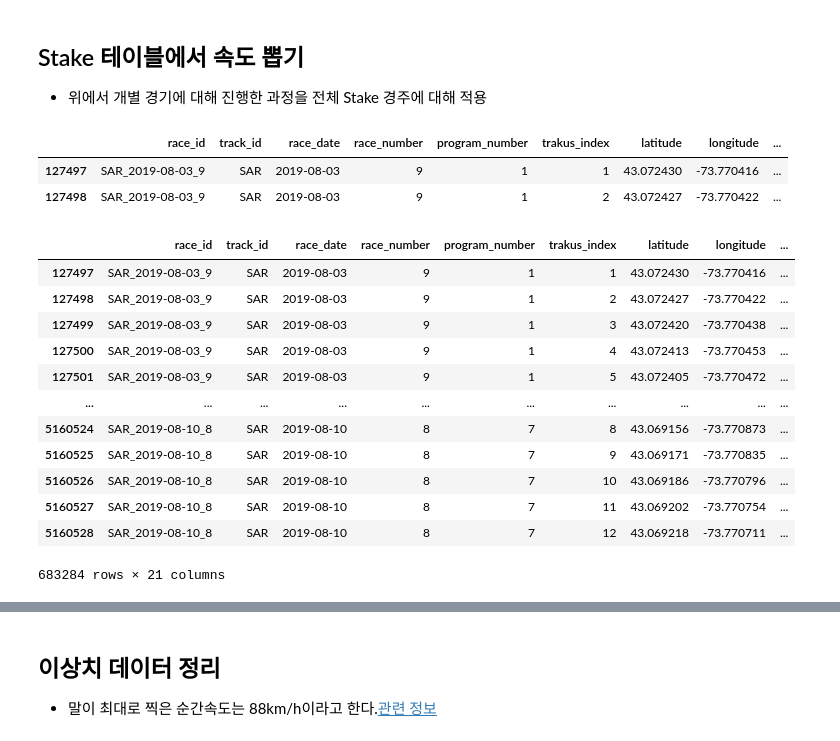
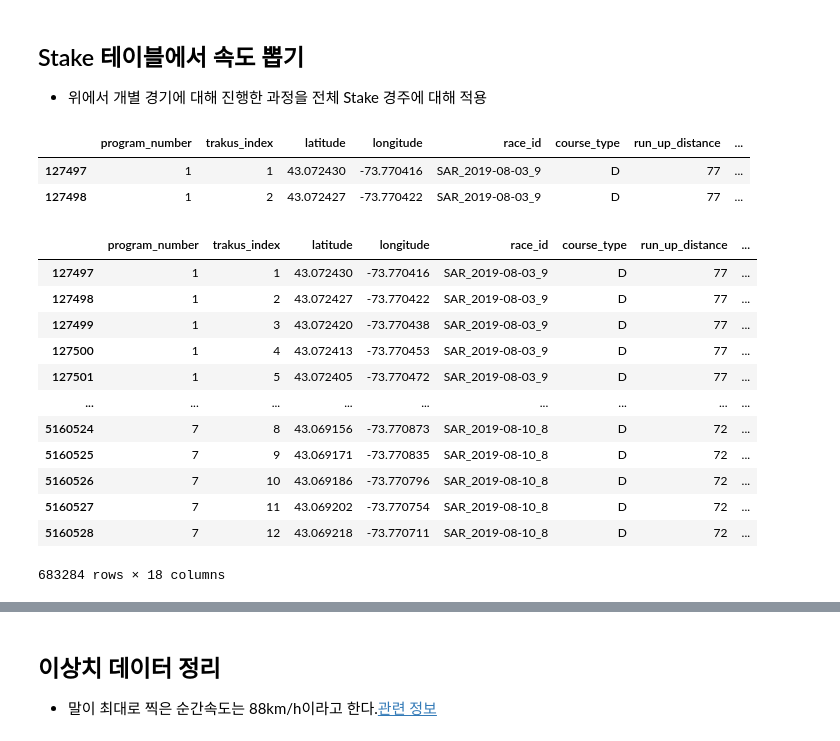
Before and after one commit to dowrave/Data_Analysis_Projects, a Jupyter notebook: 1-2022-derby-eda.ipynb, the cells around one changed output, grey strips where cells are left out. Cells and saved outputs as stored; diff of their text form; code cells hidden in the pictures.

```diff
--- a/1-2022-derby-eda.ipynb
+++ b/1-2022-derby-eda.ipynb
@@ -45,6 +43,7 @@ def preprocess_start():
                         names = ['track_id', 'race_date', 'race_number', 'program_number', 'weight_carried', 'jockey', 'odds', 'position_at_finish'])
 
     start_df['race_date'] = pd.to_datetime(start_df['race_date'])
+    start_df['race_id'] = start_df[['track_id', 'race_date', 'race_number']].astype('str').agg('_'.join, axis = 1)
 
     start_df['program_number'] = start_df['program_number'].str.replace(" ", "")
     return start_df
@@ -54,6 +53,8 @@ def preprocess_track():
 
     track_df['race_date'] = pd.to_datetime(track_df['race_date'])
 #     track_df['distance_feet'] = track_df['distance_id'].apply(lambda x : int(6.6 * x))
+    track_df['race_id'] = track_df[['track_id', 'race_date', 'race_number']].astype('str').agg('_'.join, axis = 1)
+
     track_df['program_number'] = track_df['program_number'].str.replace(" ", "")
 
     return track_df
@@ -183,7 +260,7 @@ ax[1].legend(loc = 'center left', bbox_to_anchor=(1, 0.5))
 ## 2. 기수
 # %%
 merged_df = start_df.merge(race_df,
-                on = ['track_id', 'race_date', 'race_number'])
-merged_df.insert(0, 'race_id', merged_df.pop('race_id'))
+                on = ['race_id'])
+# merged_df.insert(0, 'race_id', merged_df.pop('race_id'))
 merged_df.head(2)
 # %% [output]
@@ -492,8 +561,8 @@ for i, v in enumerate(track_lst):
 - `trakus_index`는 시간 순서대로 잘 찍혀 있다. 근데 `track_df`에 `trakus_index`가 오름차순으로 정렬되어 있지 않을 뿐이다.
     - 이걸 오해해서 하루를 날렸다. 근데 덕분에 `groupby.cumcount()`라는 유용한 함수를 알게 됨
 # %%
-race_track = track_df.merge(race_df, on = ['track_id', 'race_date', 'race_number'])
-race_track.insert(0, 'race_id', race_track.pop('race_id'))
-# race_track.drop(['track_id', 'race_date', 'race_number'], axis = 1, inplace = True)
+race_track = track_df.merge(race_df, on = ['race_id', 'track_id', 'race_date', 'race_number'])
+# race_track.insert(0, 'race_id', race_track.pop('race_id'))
+race_track.drop(['track_id', 'race_date', 'race_number'], axis = 1, inplace = True)
 race_track.head(2)
 # %% [output]
@@ -585,47 +654,47 @@ sns.scatterplot(data = else_data,
 ## Stake 테이블에서 속도 뽑기
 - 위에서 개별 경기에 대해 진행한 과정을 전체 Stake 경주에 대해 적용
 # %%
-stakes = race_track[race_track['race_type'] == 'STK'][:] # 경기 거리는 3630 ~ 10560까지 있다
-stakes.drop(['distance_id', 'race_type', 'month', 'season'], axis = 1, inplace = True)
-stakes.head(2)
+stakes_raw = race_track[race_track['race_type'] == 'STK'][:] # 경기 거리는 3630 ~ 10560까지 있다
+stakes_raw.drop(['distance_id', 'race_type', 'month', 'season'], axis = 1, inplace = True)
+stakes_raw.head(2)
 # %% [output]
-|  | race_id | track_id | race_date | race_number | program_number | trakus_index | latitude | longitude | ... |
-| 127497 | SAR_2019-08-03_9 | SAR | 2019-08-03 | 9 | 1 | 1 | 43.072430 | -73.770416 | ... |
-| 127498 | SAR_2019-08-03_9 | SAR | 2019-08-03 | 9 | 1 | 2 | 43.072427 | -73.770422 | ... |
+|  | program_number | trakus_index | latitude | longitude | race_id | course_type | run_up_distance | ... |
+| 127497 | 1 | 1 | 43.072430 | -73.770416 | SAR_2019-08-03_9 | D | 77 | ... |
+| 127498 | 1 | 2 | 43.072427 | -73.770422 | SAR_2019-08-03_9 | D | 77 | ... |
 # %%
-stakes['next_lat'] = stakes.sort_values(by = ['race_id', 'program_number', 'trakus_index']).groupby(['race_id', 'program_number'])['latitude'].shift(-1)
-stakes['next_lon'] = stakes.sort_values(by = ['race_id', 'program_number', 'trakus_index']).groupby(['race_id', 'program_number'])['longitude'].shift(-1)
+stakes_raw['next_lat'] = stakes_raw.sort_values(by = ['race_id', 'program_number', 'trakus_index']).groupby(['race_id', 'program_number'])['latitude'].shift(-1)
+stakes_raw['next_lon'] = stakes_raw.sort_values(by = ['race_id', 'program_number', 'trakus_index']).groupby(['race_id', 'program_number'])['longitude'].shift(-1)
 
-stakes.loc[stakes['next_lat'].notnull(), 'moved_ft'] = (stakes.apply
+stakes_raw.loc[stakes_raw['next_lat'].notnull(), 'moved_ft'] = (stakes_raw.apply
                                                                            (lambda x : haversine((x['latitude'], x['longitude']), (x['next_lat'], x['next_lon']),
                                                                                                   unit = 'ft'
                                                                                                 ),
                                                                             axis = 1)
                                                             )
-stakes['velocity_ft'] = stakes['moved_ft'] / 0.25 # feet per second
-stakes.loc[stakes['next_lat'].notnull(), 'moved_km'] = (stakes.apply
+stakes_raw['velocity_ft'] = stakes_raw['moved_ft'] / 0.25 # feet per second
+stakes_raw.loc[stakes_raw['next_lat'].notnull(), 'moved_km'] = (stakes_raw.apply
                                                                            (lambda x : haversine((x['latitude'], x['longitude']), (x['next_lat'], x['next_lon']),
                                                                                                   unit = 'km'
                                                                                                 ),
                                                                             axis = 1)
                                                             )
-stakes['velocity_km/h'] = stakes['moved_km'].apply(lambda x : x / 0.25 * 3600)
-stakes['elapsed_time'] = (stakes['trakus_index'] - 1) * 0.25
-stakes['player_cumulative_moved'] = stakes.sort_values(by = ['race_id', 'program_number', 'trakus_index']).groupby(['race_id', 'program_number'])['moved_ft'].cumsum()
+stakes_raw['velocity_km/h'] = stakes_raw['moved_km'].apply(lambda x : x / 0.25 * 3600)
+stakes_raw['elapsed_time'] = (stakes_raw['trakus_index'] - 1) * 0.25
+stakes_raw['player_cumulative_moved'] = stakes_raw.sort_values(by = ['race_id', 'program_number', 'trakus_index']).groupby(['race_id', 'program_number'])['moved_km'].cumsum()
 
-stakes
+stakes_raw
 # %% [output]
-|  | race_id | track_id | race_date | race_number | program_number | trakus_index | latitude | longitude | ... |
-| 127497 | SAR_2019-08-03_9 | SAR | 2019-08-03 | 9 | 1 | 1 | 43.072430 | -73.770416 | ... |
-| 127498 | SAR_2019-08-03_9 | SAR | 2019-08-03 | 9 | 1 | 2 | 43.072427 | -73.770422 | ... |
-| 127499 | SAR_2019-08-03_9 | SAR | 2019-08-03 | 9 | 1 | 3 | 43.072420 | -73.770438 | ... |
-| 127500 | SAR_2019-08-03_9 | SAR | 2019-08-03 | 9 | 1 | 4 | 43.072413 | -73.770453 | ... |
-| 127501 | SAR_2019-08-03_9 | SAR | 2019-08-03 | 9 | 1 | 5 | 43.072405 | -73.770472 | ... |
-| ... | ... | ... | ... | ... | ... | ... | ... | ... | ... |
-| 5160524 | SAR_2019-08-10_8 | SAR | 2019-08-10 | 8 | 7 | 8 | 43.069156 | -73.770873 | ... |
-| 5160525 | SAR_2019-08-10_8 | SAR | 2019-08-10 | 8 | 7 | 9 | 43.069171 | -73.770835 | ... |
-| 5160526 | SAR_2019-08-10_8 | SAR | 2019-08-10 | 8 | 7 | 10 | 43.069186 | -73.770796 | ... |
-| 5160527 | SAR_2019-08-10_8 | SAR | 2019-08-10 | 8 | 7 | 11 | 43.069202 | -73.770754 | ... |
-| 5160528 | SAR_2019-08-10_8 | SAR | 2019-08-10 | 8 | 7 | 12 | 43.069218 | -73.770711 | ... |
+|  | program_number | trakus_index | latitude | longitude | race_id | course_type | run_up_distance | ... |
+| 127497 | 1 | 1 | 43.072430 | -73.770416 | SAR_2019-08-03_9 | D | 77 | ... |
+| 127498 | 1 | 2 | 43.072427 | -73.770422 | SAR_2019-08-03_9 | D | 77 | ... |
+| 127499 | 1 | 3 | 43.072420 | -73.770438 | SAR_2019-08-03_9 | D | 77 | ... |
+| 127500 | 1 | 4 | 43.072413 | -73.770453 | SAR_2019-08-03_9 | D | 77 | ... |
+| 127501 | 1 | 5 | 43.072405 | -73.770472 | SAR_2019-08-03_9 | D | 77 | ... |
+| ... | ... | ... | ... | ... | ... | ... | ... | ... |
+| 5160524 | 7 | 8 | 43.069156 | -73.770873 | SAR_2019-08-10_8 | D | 72 | ... |
+| 5160525 | 7 | 9 | 43.069171 | -73.770835 | SAR_2019-08-10_8 | D | 72 | ... |
+| 5160526 | 7 | 10 | 43.069186 | -73.770796 | SAR_2019-08-10_8 | D | 72 | ... |
+| 5160527 | 7 | 11 | 43.069202 | -73.770754 | SAR_2019-08-10_8 | D | 72 | ... |
+| 5160528 | 7 | 12 | 43.069218 | -73.770711 | SAR_2019-08-10_8 | D | 72 | ... |
-683284 rows × 21 columns
+683284 rows × 18 columns
 # %%
```
Also changed, not shown: parts of 52 cells of this notebook.
